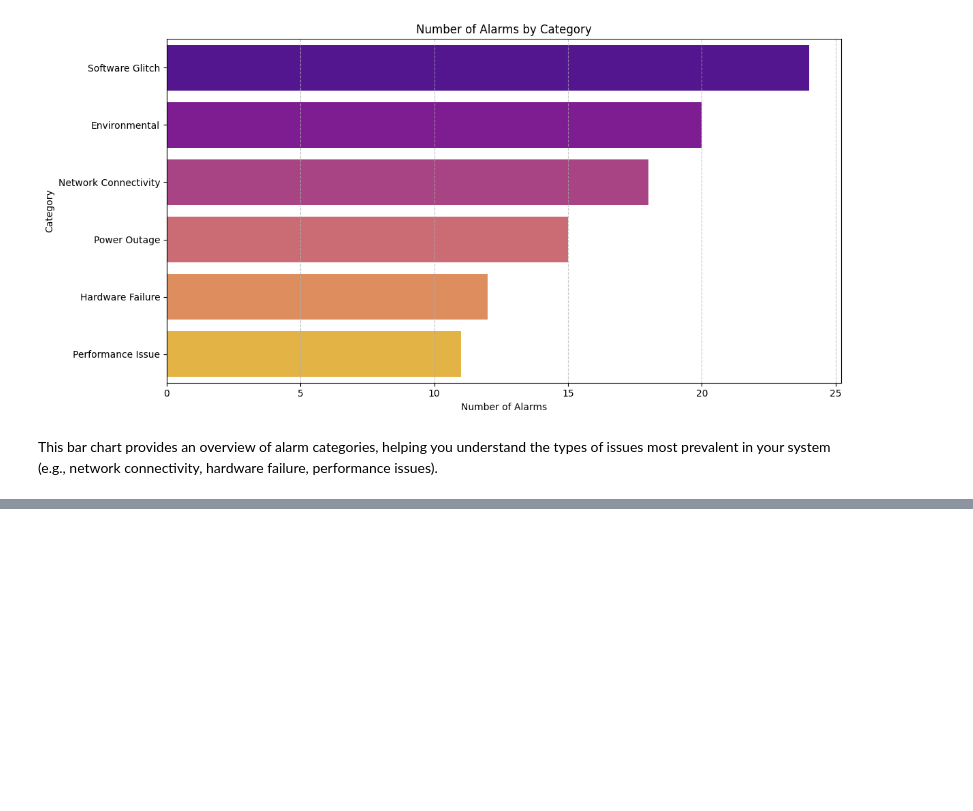
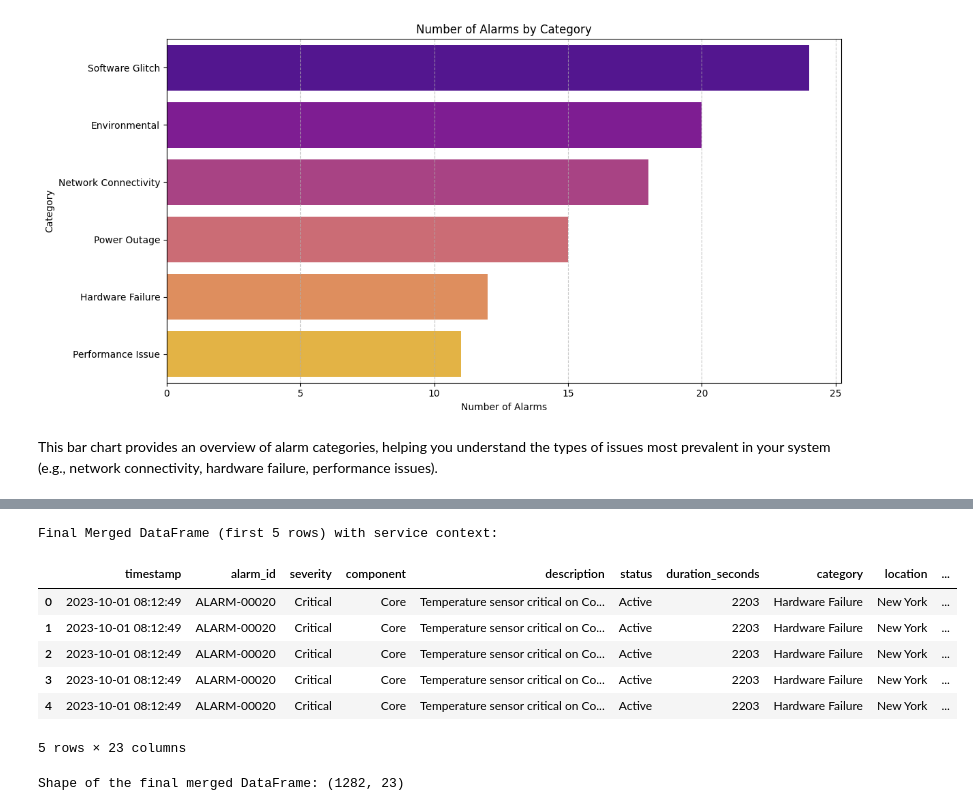
Before and after one commit to dkumar-tech/desktop-tutorial, a Jupyter notebook: CSVGenProcess.ipynb, the cells around one changed output, grey strips where cells are left out. Cells and saved outputs as stored; diff of their text form; code cells hidden in the pictures; blank space fills up the shorter version.

```diff
--- a/CSVGenProcess.ipynb
+++ b/CSVGenProcess.ipynb
@@ -287,0 +661,69 @@ This bar chart provides an overview of alarm categories, helping you understand
+# %%
+import pandas as pd
+import sqlite3
+
+db_file = 'telco_alarms.db'
+conn = sqlite3.connect(db_file)
+
+# Load service_inventory and network_inventory (if not already in scope)
+# alarms_df and merged_df should already be in scope from previous steps
+try:
+    if 'service_inventory_df' not in locals() and 'service_inventory_df' not in globals():
+        service_inventory_df = pd.read_sql('SELECT * FROM service_inventory', conn)
+except NameError:
+    print("service_inventory_df not found. Please ensure previous cells are run.")
+    # Fallback to load if not in scope (e.g., if notebook restarted)
+    service_inventory_df = pd.read_sql('SELECT * FROM service_inventory', conn)
+
+try:
+    if 'network_inventory_df' not in locals() and 'network_inventory_df' not in globals():
+        network_inventory_df = pd.read_sql('SELECT * FROM network_inventory', conn)
+except NameError:
+    print("network_inventory_df not found. Please ensure previous cells are run.")
+    network_inventory_df = pd.read_sql('SELECT * FROM network_inventory', conn)
+
+conn.close()
+
+# --- Prepare service_inventory_df for joining ---
+# Explode the 'Associated Devices' column to have one row per device-service association
+service_device_map = service_inventory_df.assign(
+    **{'Device ID': service_inventory_df['Associated Devices'].str.split(',')}
+).explode('Device ID')
+
+# Trim whitespace from Device IDs if any
+service_device_map['Device ID'] = service_device_map['Device ID'].str.strip()
+
+# Select relevant columns from service_device_map for merging
+service_device_map = service_device_map[['Service ID', 'Service Name', 'Service Type', 'Device ID', 'Status']]
+
+# --- Perform the join with merged_df ---
+# merged_df currently contains alarm data + network inventory data (joined on location)
+# We need to join this with the service_device_map on 'Device ID'
+
+# First, ensure 'Device ID' exists in merged_df for the join. It should be there from the network inventory merge.
+# However, alarm data might have multiple entries per device ID due to location join strategy.
+# We need to consider how to best join. Let's assume merged_df has a 'Device ID' column from the network_inventory join.
+
+# Perform a left join to keep all alarms and add service information where available
+final_merged_df = pd.merge(
+    merged_df,
+    service_device_map, # This now maps one device to one service on a row
+    on='Device ID', # Joining on the Device ID column
+    how='left',      # Keep all alarms from merged_df
+    suffixes=('_alarm_device', '_service')
+)
+
+print("Final Merged DataFrame (first 5 rows) with service context:")
+display(final_merged_df.head())
+
+print(f"\nShape of the final merged DataFrame: {final_merged_df.shape}")
+# %% [output]
+Final Merged DataFrame (first 5 rows) with service context:
+|  | timestamp | alarm_id | severity | component | description | status | duration_seconds | category | location | ... |
+| 0 | 2023-10-01 08:12:49 | ALARM-00020 | Critical | Core | Temperature sensor critical on Co... | Active | 2203 | Hardware Failure | New York | ... |
+| 1 | 2023-10-01 08:12:49 | ALARM-00020 | Critical | Core | Temperature sensor critical on Co... | Active | 2203 | Hardware Failure | New York | ... |
+| 2 | 2023-10-01 08:12:49 | ALARM-00020 | Critical | Core | Temperature sensor critical on Co... | Active | 2203 | Hardware Failure | New York | ... |
+| 3 | 2023-10-01 08:12:49 | ALARM-00020 | Critical | Core | Temperature sensor critical on Co... | Active | 2203 | Hardware Failure | New York | ... |
+| 4 | 2023-10-01 08:12:49 | ALARM-00020 | Critical | Core | Temperature sensor critical on Co... | Active | 2203 | Hardware Failure | New York | ... |
+5 rows × 23 columns
+Shape of the final merged DataFrame: (1282, 23)
```
Also changed, not shown: parts of 41 cells of this notebook.
